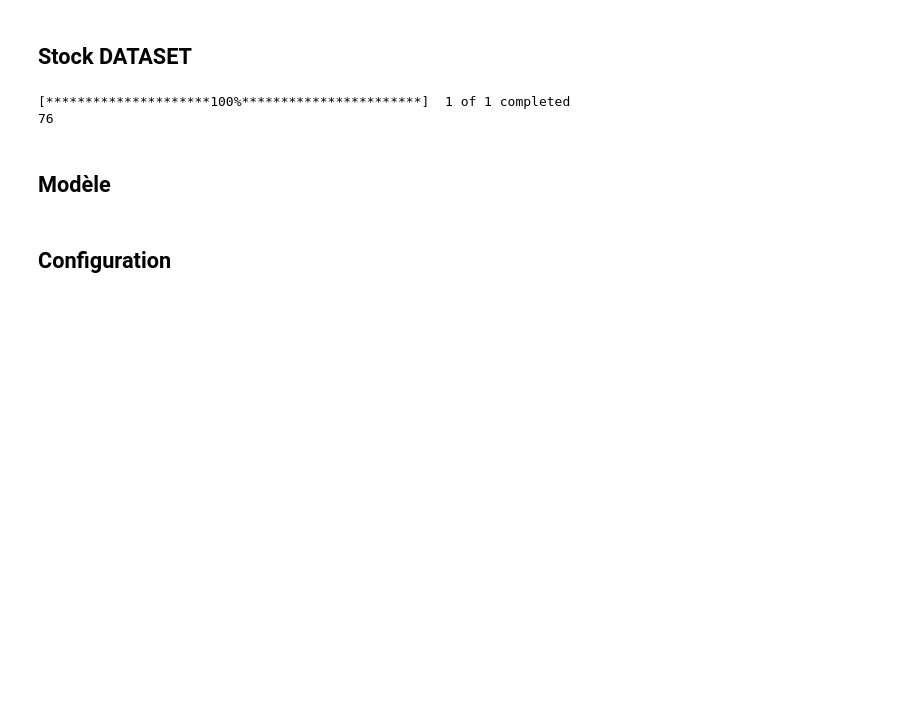
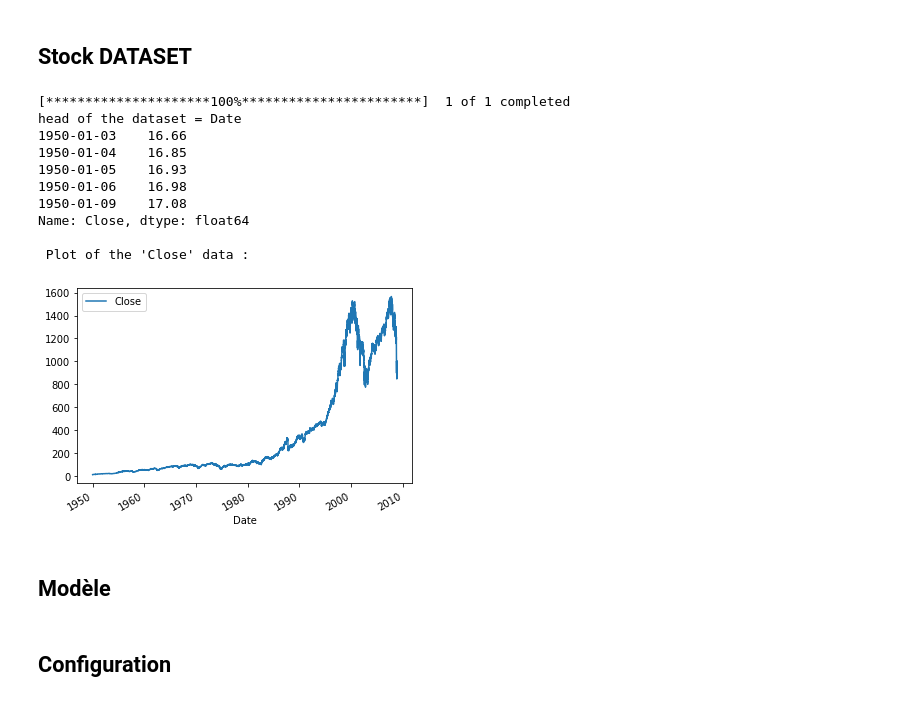
Before and after one commit to QuentinRapilly/StockPriceAI, a Jupyter notebook: stock_price_prediction.ipynb, the cells around one changed output. Cells and saved outputs as stored; diff of their text form; code cells hidden in the pictures; blank space fills up the shorter version.

```diff
--- a/stock_price_prediction.ipynb
+++ b/stock_price_prediction.ipynb
@@ -66,26 +70,31 @@ def normalize_by_last_unknown_price(sample: torch.Tensor) -> torch.Tensor:
     """Divides the whole stock price sample by the last unknown price w_{p*t-1}"""
     last_price = sample[0] # w_{pt-1}
     return sample/last_price
-
-
-if __name__ == "__main__":
-
-    # download S&P data from yahoo finance
-    START_DATE = '1950-01-03'
-    END_DATE = '2021-11-16'
-    INTERVAL = '1d'
-    nb_samples = 15
-
-    dataset = StockPriceDataset(START_DATE, END_DATE, INTERVAL, nb_samples,
-                                transform=normalize_by_last_unknown_price)
-
-    dataloader = DataLoader(dataset, batch_size=16)
-    print(len(dataloader))
-    # for i_batch, batch in enumerate(dataloader):
-    #     print("i_batch = {}, batch = {}".format(i_batch, batch))
-# %% [output]
-[*********************100%***********************]  1 of 1 completed
-76
+# %%
+VISUALIZE_DATASET = True
+if VISUALIZE_DATASET:
+  dataset = StockPriceDataset(start_date='1950-01-03',
+                              end_date='2008-11-16',
+                              interval='1d',
+                              nb_samples=15,
+                              transform=normalize_by_last_unknown_price)
+
+  print("head of the dataset =", dataset.data.head()['Close'])
+
+  print("\n Plot of the 'Close' data :")
+  date = dataset.data.plot(None, ['Close'])
+# %% [output]
+[*********************100%***********************]  1 of 1 completed
+head of the dataset = Date
+1950-01-03    16.66
+1950-01-04    16.85
+1950-01-05    16.93
+1950-01-06    16.98
+1950-01-09    17.08
+Name: Close, dtype: float64
+
+ Plot of the 'Close' data :
+[figure, added]
 # %% [markdown]
 ## Modèle
 # %%
```
Also changed, not shown: parts of 4 cells of this notebook, 4 other files.
